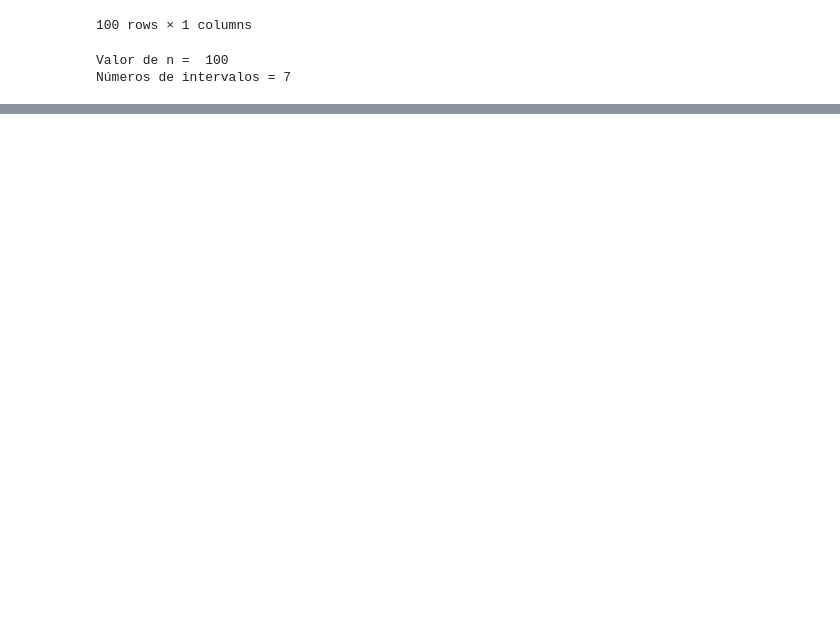
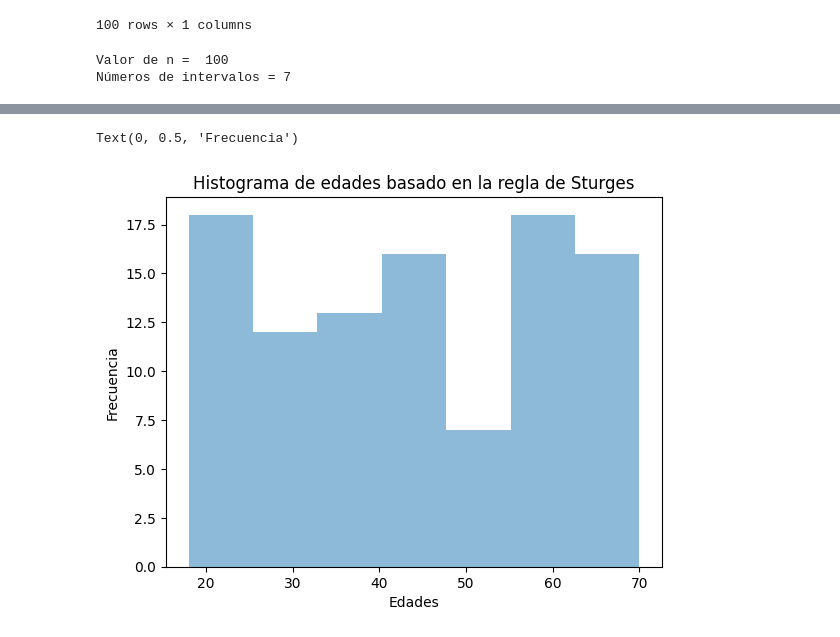
Before and after one commit to 25041032-Jocelyn/PROBABILIDAD-Y-ESTADISTICA, a Jupyter notebook: Unidad1/Practica_3.ipynb, the cells around one changed output, grey strips where cells are left out. Cells and saved outputs as stored; diff of their text form; code cells hidden in the pictures; blank space fills up the shorter version.

```diff
--- a/Unidad1/Practica_3.ipynb
+++ b/Unidad1/Practica_3.ipynb
@@ -220,0 +223,8 @@ NameError: name 'plt' is not defined
+# %%
+plt.hist(df ['Edad'], bins = K, alpha = 0.5)
+plt.title("Histograma de edades basado en la regla de Sturges")
+plt.xlabel('Edades')
+plt.ylabel('Frecuencia')
+# %% [output]
+Text(0, 0.5, 'Frecuencia')
+[figure, added]
```
Also changed, not shown: parts of 14 cells of this notebook.
